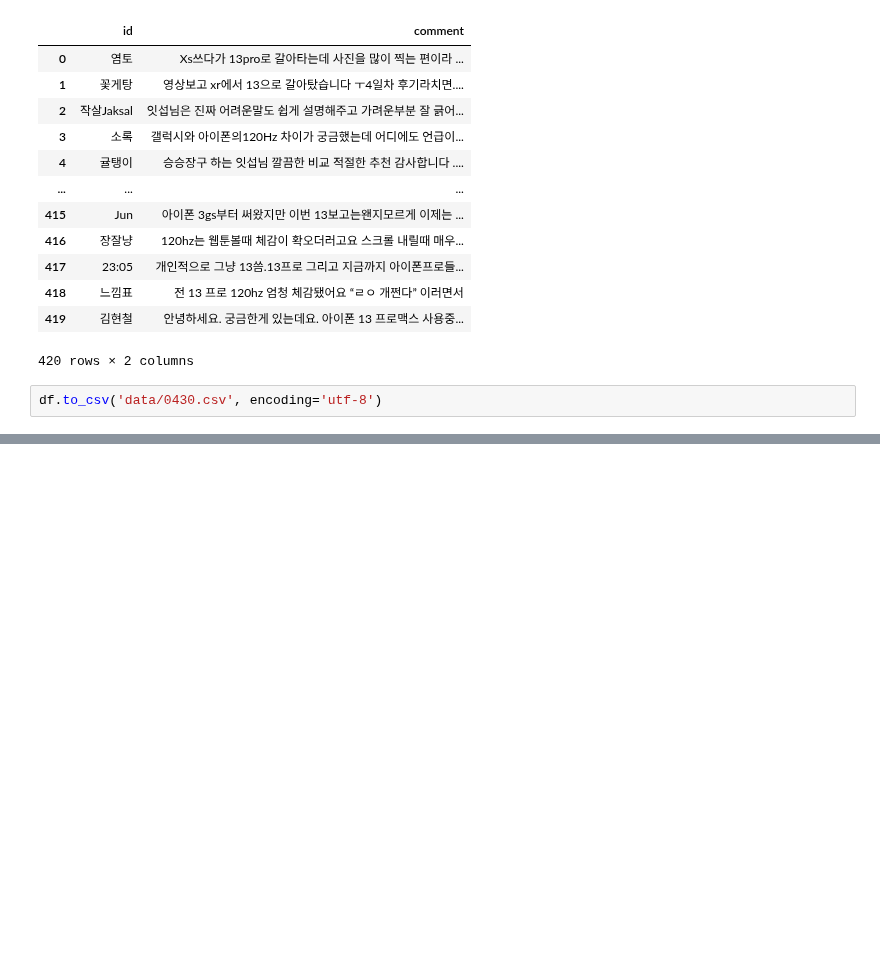
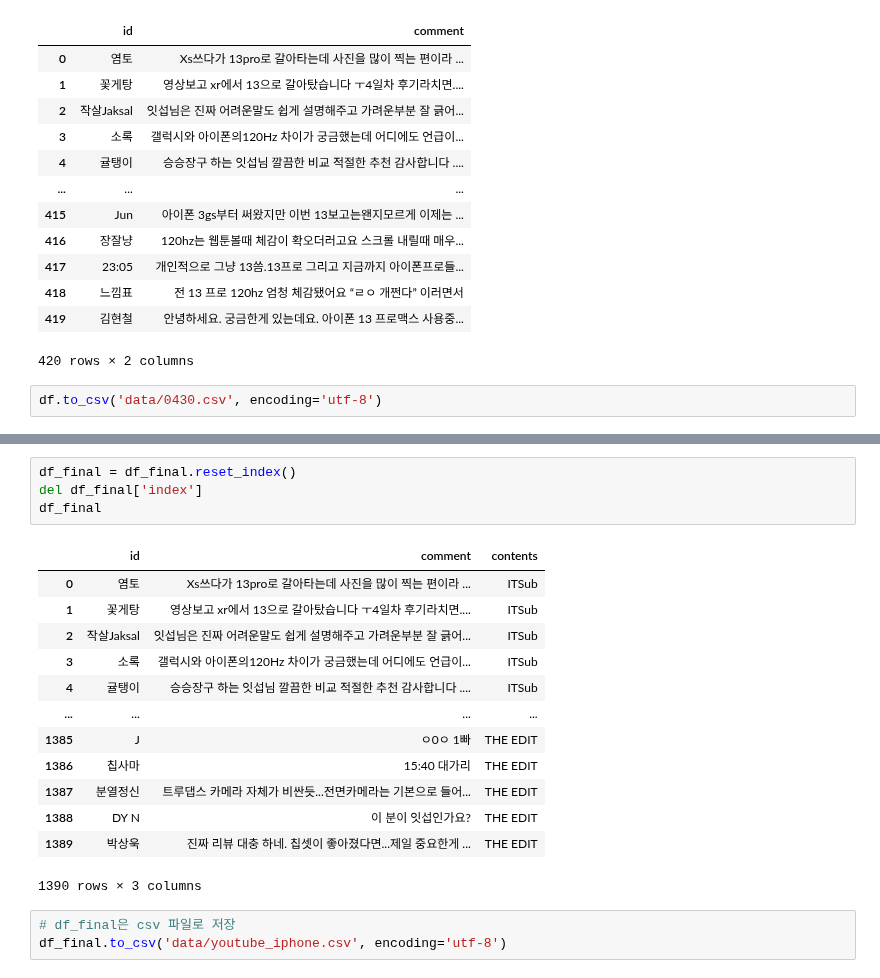
Before and after one commit to obilige/justone, a Jupyter notebook: re_analysis/selenium.ipynb, the cells around one changed output, grey strips where cells are left out. Cells and saved outputs as stored; diff of their text form; blank space fills up the shorter version.

```diff
--- a/re_analysis/selenium.ipynb
+++ b/re_analysis/selenium.ipynb
@@ -123,0 +260,21 @@ driver.get("https://www.youtube.com/watch?v=hGjulX7scZ4")
+# %%
+df_final = df_final.reset_index()
+del df_final['index']
+df_final
+# %% [output]
+|  | id | comment | contents |
+| 0 | 염토 | Xs쓰다가 13pro로 갈아타는데 사진을 많이 찍는 편이라 ... | ITSub |
+| 1 | 꽃게탕 | 영상보고 xr에서 13으로 갈아탔습니다 ㅜ4일차 후기라치면.... | ITSub |
+| 2 | 작살Jaksal | 잇섭님은 진짜 어려운말도 쉽게 설명해주고 가려운부분 잘 긁어... | ITSub |
+| 3 | 소록 | 갤럭시와 아이폰의120Hz 차이가 궁금했는데 어디에도 언급이... | ITSub |
+| 4 | 귤탱이 | 승승장구 하는 잇섭님 깔끔한 비교 적절한 추천 감사합니다 .... | ITSub |
+| ... | ... | ... | ... |
+| 1385 | J | ㅇ0ㅇ 1빠 | THE EDIT |
+| 1386 | 칩사마 | 15:40 대가리 | THE EDIT |
+| 1387 | 분열정신 | 트루댑스 카메라 자체가 비싼듯...전면카메라는 기본으로 들어... | THE EDIT |
+| 1388 | DY N | 이 분이 잇섭인가요? | THE EDIT |
+| 1389 | 박상욱 | 진짜 리뷰 대충 하네. 칩셋이 좋아졌다면...제일 중요한게 ... | THE EDIT |
+1390 rows × 3 columns
+# %%
+# df_final은 csv 파일로 저장
+df_final.to_csv('data/youtube_iphone.csv', encoding='utf-8')
```
Also changed, not shown: parts of 17 cells of this notebook, 2 other files.
